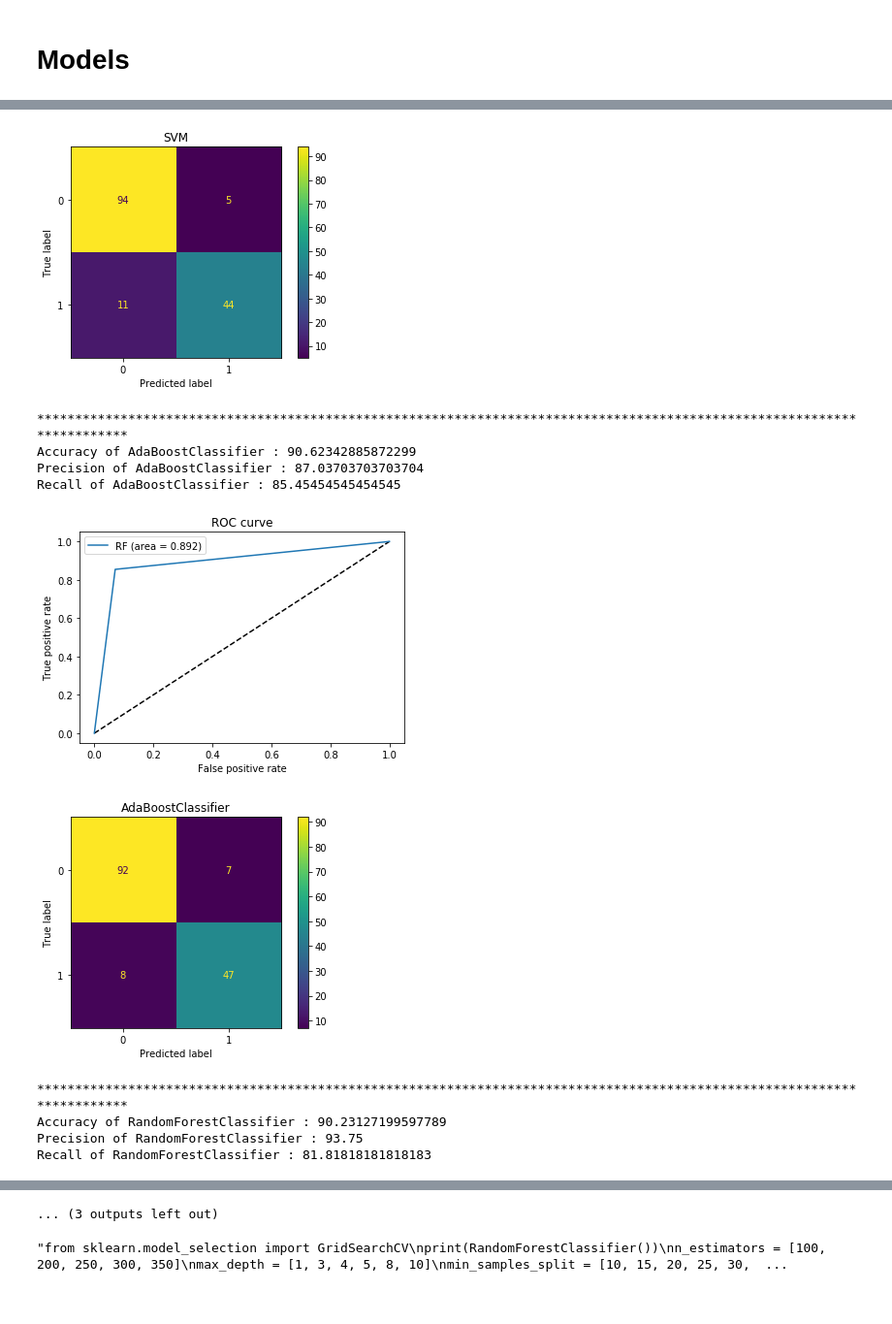
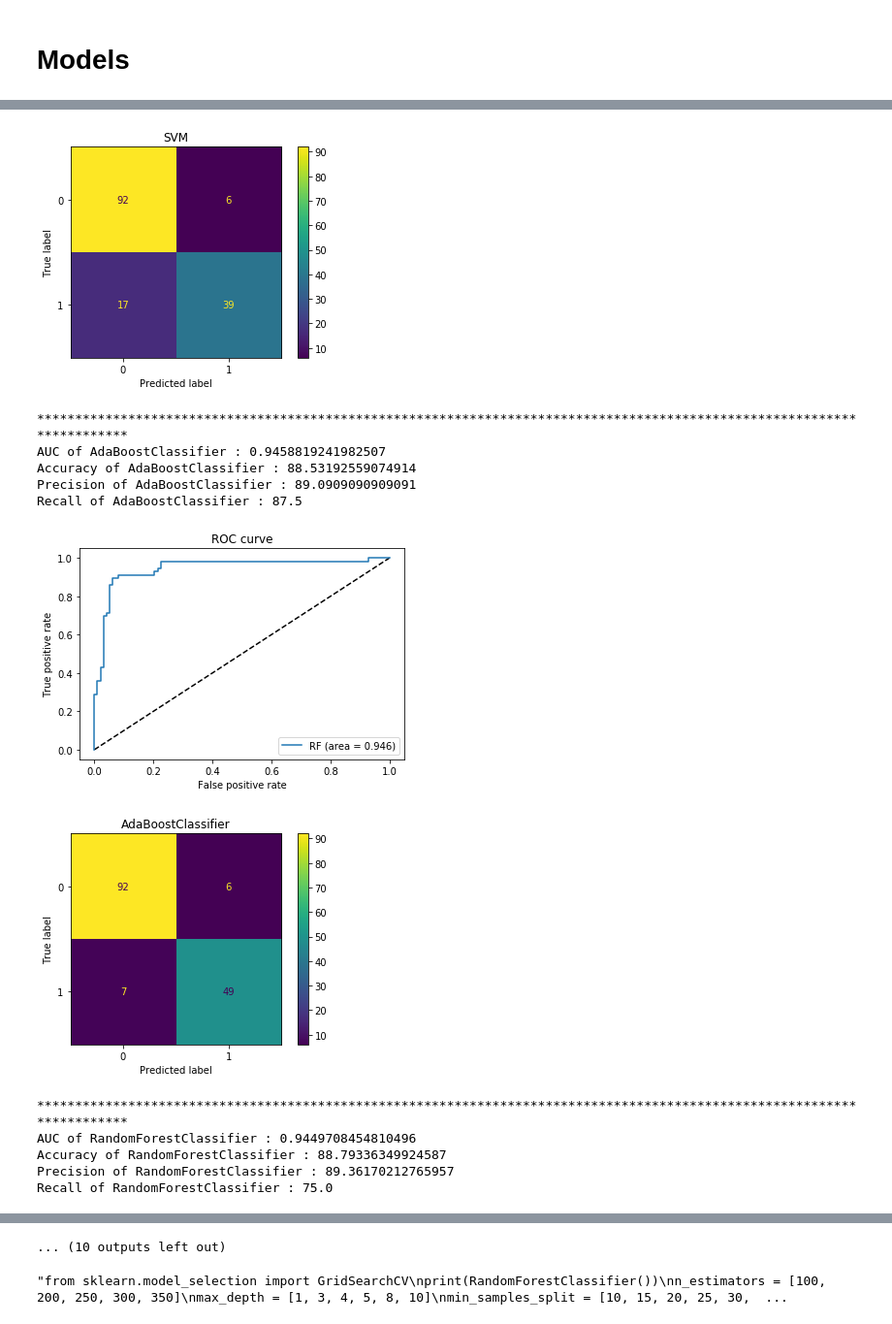
Before and after one commit to mayurraj876/Diabetes-Prediction, a Jupyter notebook: PROJECT.ipynb, the cells around one changed output, grey strips where cells are left out. Shown: that part at 97% size. Saved outputs shown, nothing was run; the diff lists cells and outputs as text; code cells hidden in the pictures.

Commit message:
Corrected roc curve
For roc we should use predicted probability  not predict value

Rearranged code for for readability

Added outcome 0 histogram to outcome 1 histogram

```diff
--- a/PROJECT.ipynb
+++ b/PROJECT.ipynb
@@ -138,12 +139,3 @@ Data columns (total 9 columns):
 dtypes: float64(8), int64(1)
 memory usage: 54.1 KB
 None
-# %%
-fig, ax = plt.subplots(nrows=4, ncols=2, figsize=(12, 10))
-fig.tight_layout(pad=3.0)
-k=0
-for i in range(0,4):
-    for j in range(0,2):
-        ax[i,j].set_title(attributes[k])
-        ax[i,j].hist(data[attributes[k]][data.Outcome==1],color="green")
-        k+=1
@@ -202,21 +197,24 @@ Accuracy of KNeighborsClassifier : 82.94457176810118
 # %%
-from sklearn.metrics import roc_curve,auc
-list_of_algo=[SVC(),AdaBoostClassifier(),
-              RandomForestClassifier(),
-              LogisticRegression(),KNeighborsClassifier()]
-name_of_algo=["SVM","AdaBoostClassifier",
-              "RandomForestClassifier",
-              "LogisticRegression","KNeighborsClassifier"]
+
+list_of_algo=[SVC(probability=True),AdaBoostClassifier(), RandomForestClassifier(),
+              LogisticRegression(),KNeighborsClassifier(),XGBClassifier(),GaussianNB()]
+
+name_of_algo=["SVM","AdaBoostClassifier", "RandomForestClassifier",
+              "LogisticRegression","KNeighborsClassifier","XGBClassifier","GaussianNB"]
+for l in list_of_algo:
+    print(l)
+
 for i,algorithm in enumerate(list_of_algo):
     model=algorithm
     model.fit(X_train,y_train)
     y_pred=model.predict(X_test)
     model_score=cross_val_score(model,X,y,cv=15)
 
-    y_pred_prob = model.predict(X_test)
+    y_pred_prob = model.predict_proba(X_test)[:, 1]
     fpr, tpr, thresholds = roc_curve(y_test, y_pred_prob)
     auc_model = auc(fpr, tpr)
     print("*"*120)
+    print('AUC of {} : {} '.format(name_of_algo[i],(auc_model)))
     print('Accuracy of {} : {} '.format(name_of_algo[i],(model_score.mean()*100)))
     print('Precision of {} : {} '.format(name_of_algo[i],(precision_score(y_test,y_pred)*100)))
     print('Recall of {} : {} '.format(name_of_algo[i],(recall_score(y_test,y_pred)*100)))
@@ -233,11 +244,13 @@ Recall of SVM : 80.0
-[figure, old version]
+[figure, new version]
 ************************************************************************************************************************
-Accuracy of AdaBoostClassifier : 90.62342885872299
-Precision of AdaBoostClassifier : 87.03703703703704
-Recall of AdaBoostClassifier : 85.45454545454545
+AUC of AdaBoostClassifier : 0.9458819241982507
+Accuracy of AdaBoostClassifier : 88.53192559074914
+Precision of AdaBoostClassifier : 89.0909090909091
+Recall of AdaBoostClassifier : 87.5
-[figure, old version]
+[figure, new version]
-[figure, old version]
+[figure, new version]
 ************************************************************************************************************************
-Accuracy of RandomForestClassifier : 90.23127199597789
-Precision of RandomForestClassifier : 93.75
-Recall of RandomForestClassifier : 81.81818181818183
+AUC of RandomForestClassifier : 0.9449708454810496
+Accuracy of RandomForestClassifier : 88.79336349924587
+Precision of RandomForestClassifier : 89.36170212765957
+Recall of RandomForestClassifier : 75.0
@@ -251,3 +265,3 @@ Recall of LogisticRegression : 72.72727272727273
 [figure]
-... (3 outputs left out)
+... (10 outputs left out)
 # %%
```
Also changed, not shown: parts of 13 cells of this notebook, 2 other files.
